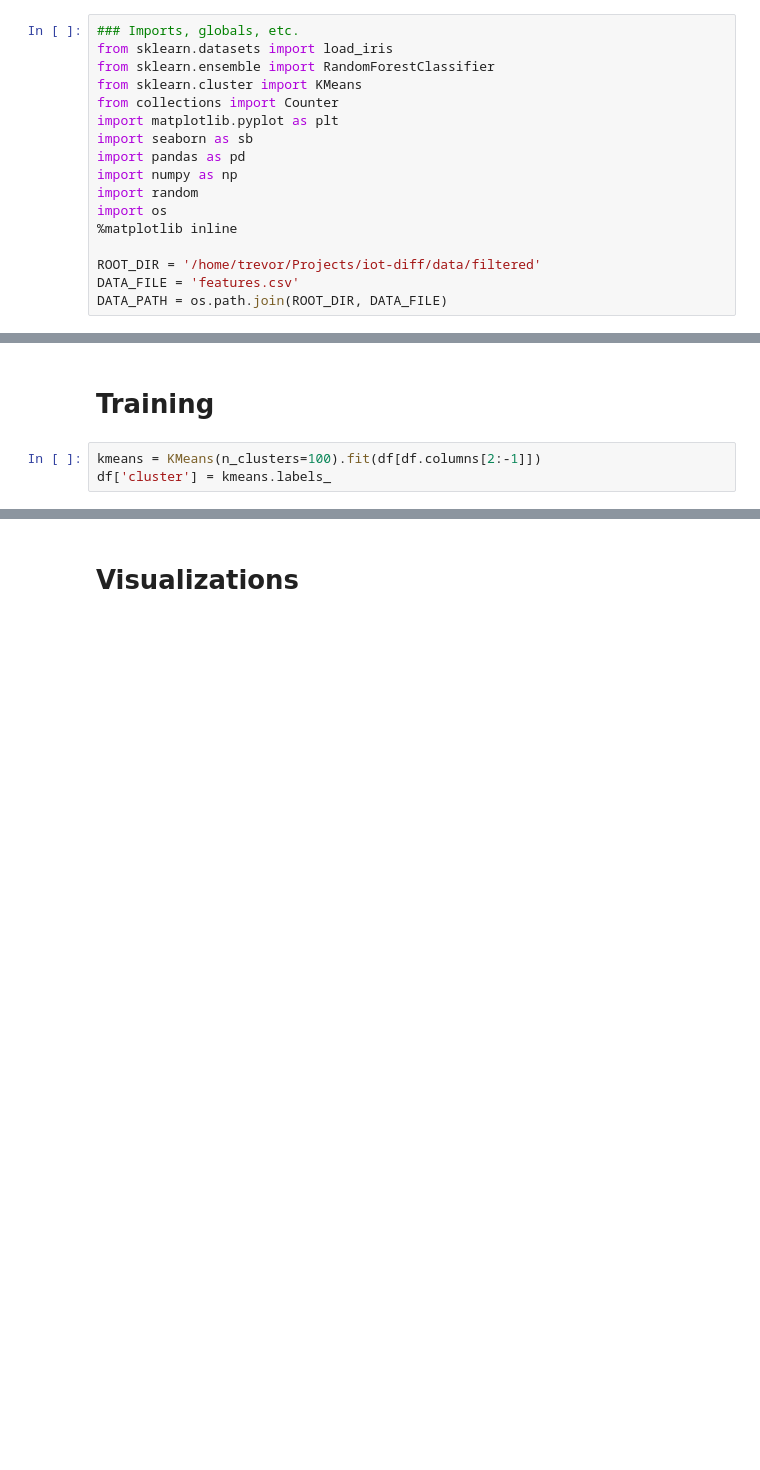
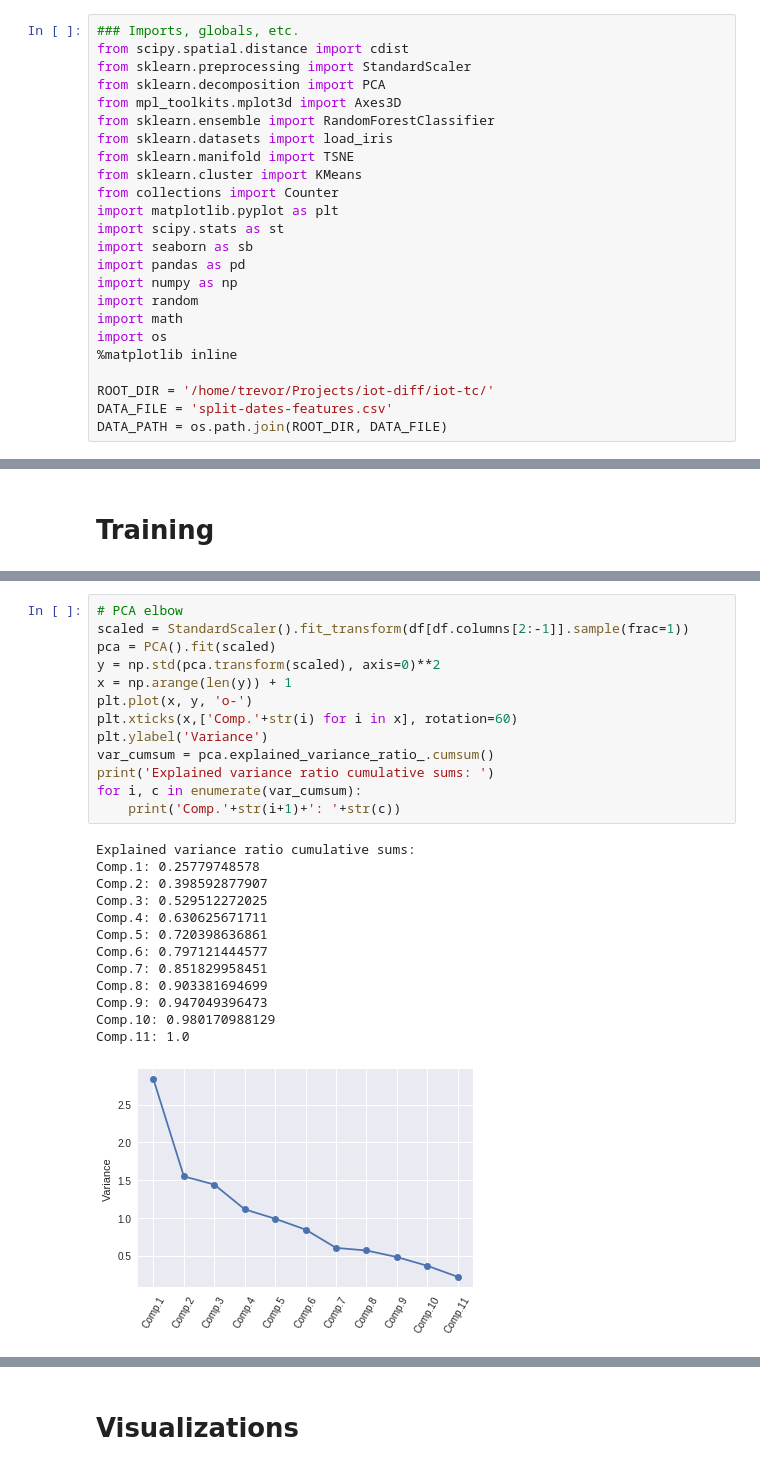
Before and after one commit to ballardt/iot-tc, a Jupyter notebook: iot-tc.ipynb, the cells around one changed output, grey strips where cells are left out. Cells and saved outputs as stored; diff of their text form; blank space fills up the shorter version.

```diff
--- a/iot-tc.ipynb
+++ b/iot-tc.ipynb
@@ -4,20 +4,27 @@
 # Preliminary
 # %%
 ### Imports, globals, etc.
+from scipy.spatial.distance import cdist
+from sklearn.preprocessing import StandardScaler
+from sklearn.decomposition import PCA
+from mpl_toolkits.mplot3d import Axes3D
+from sklearn.ensemble import RandomForestClassifier
 from sklearn.datasets import load_iris
-from sklearn.ensemble import RandomForestClassifier
+from sklearn.manifold import TSNE
 from sklearn.cluster import KMeans
 from collections import Counter
 import matplotlib.pyplot as plt
+import scipy.stats as st
 import seaborn as sb
 import pandas as pd
 import numpy as np
 import random
+import math
 import os
 %matplotlib inline
 
-ROOT_DIR = '/home/trevor/Projects/iot-diff/data/filtered'
-DATA_FILE = 'features.csv'
+ROOT_DIR = '/home/trevor/Projects/iot-diff/iot-tc/'
+DATA_FILE = 'split-dates-features.csv'
 DATA_PATH = os.path.join(ROOT_DIR, DATA_FILE)
 # %%
 device_categories = {
@@ -104,6 +143,3 @@ df.fillna(df.mean(), inplace=True)
 df['device_category'] = df.apply(lambda row: assign_category(row['device']), axis=1)
 # %% [markdown]
 # Training
-# %%
-kmeans = KMeans(n_clusters=100).fit(df[df.columns[2:-1]])
-df['cluster'] = kmeans.labels_
@@ -115,0 +248,27 @@ sb.heatmap(df2['device'])
+# %%
+# PCA elbow
+scaled = StandardScaler().fit_transform(df[df.columns[2:-1]].sample(frac=1))
+pca = PCA().fit(scaled)
+y = np.std(pca.transform(scaled), axis=0)**2
+x = np.arange(len(y)) + 1
+plt.plot(x, y, 'o-')
+plt.xticks(x,['Comp.'+str(i) for i in x], rotation=60)
+plt.ylabel('Variance')
+var_cumsum = pca.explained_variance_ratio_.cumsum()
+print('Explained variance ratio cumulative sums: ')
+for i, c in enumerate(var_cumsum):
+    print('Comp.'+str(i+1)+': '+str(c))
+# %% [output]
+Explained variance ratio cumulative sums:
+Comp.1: 0.25779748578
+Comp.2: 0.398592877907
+Comp.3: 0.529512272025
+Comp.4: 0.630625671711
+Comp.5: 0.720398636861
+Comp.6: 0.797121444577
+Comp.7: 0.851829958451
+Comp.8: 0.903381694699
+Comp.9: 0.947049396473
+Comp.10: 0.980170988129
+Comp.11: 1.0
+[figure, added]
```
Also changed, not shown: parts of 20 cells of this notebook.
